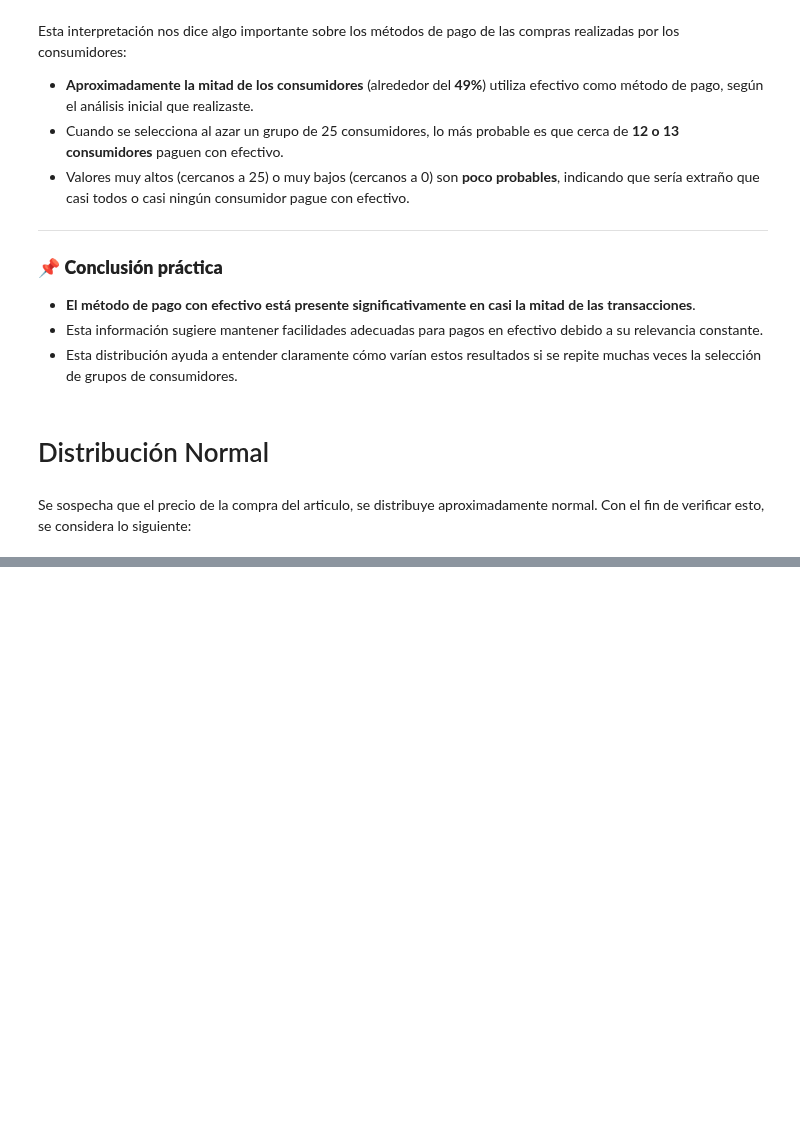
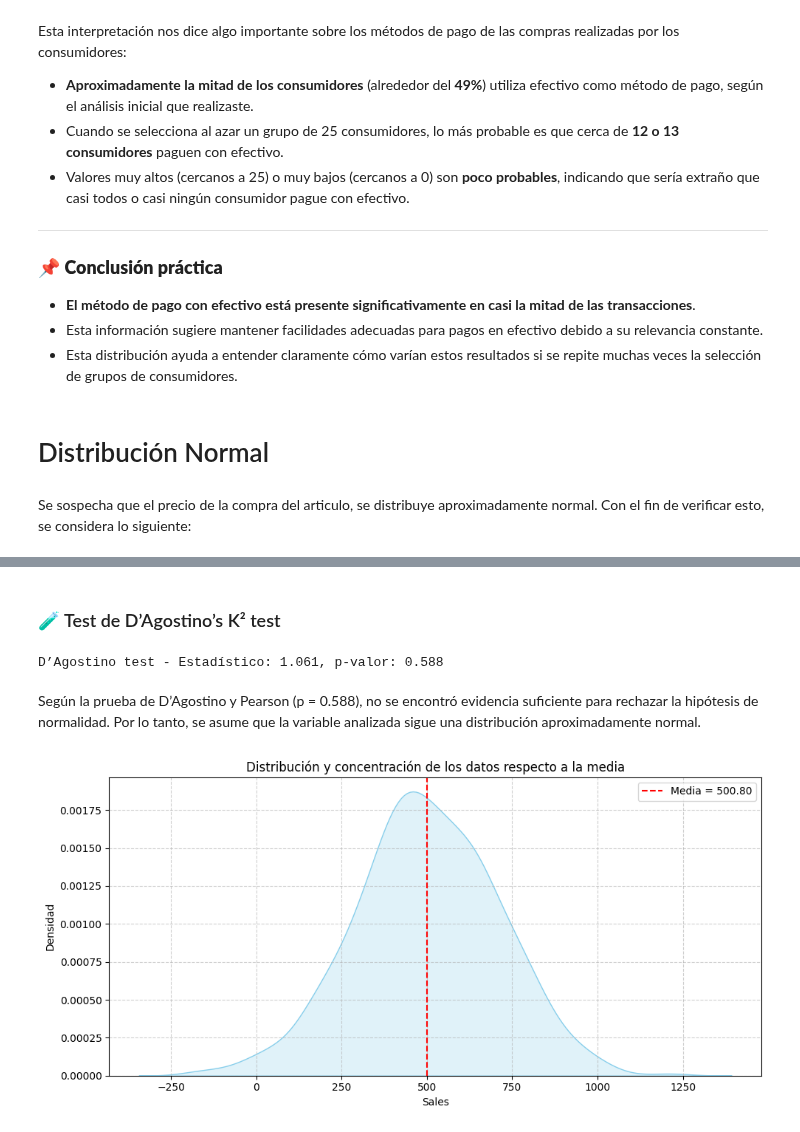
Before and after one commit to diadasiachilensis/data-science, a Jupyter notebook: ejercicios/6.ejercitacion-2/Evaluacion-formativa2.ipynb, the cells around one changed output, grey strips where cells are left out. Drawn from its saved outputs; the diff is of its cells as text; code cells hidden in the pictures; blank space fills up the shorter version.

```diff
--- a/ejercicios/6.ejercitacion-2/Evaluacion-formativa2.ipynb
+++ b/ejercicios/6.ejercitacion-2/Evaluacion-formativa2.ipynb
@@ -283,0 +395,22 @@ verificar esto, se considera lo siguiente:
+# %% [markdown]
+### 🧪 Test de D’Agostino’s K² test
+# %%
+stat, p = normaltest(data)
+print(f"D’Agostino test - Estadístico: {stat:.3f}, p-valor: {p:.3f}")
+# %% [output]
+D’Agostino test - Estadístico: 1.061, p-valor: 0.588
+# %% [markdown]
+Según la prueba de D’Agostino y Pearson (p = 0.588), no se encontró evidencia suficiente para rechazar la hipótesis de normalidad. Por lo tanto, se asume que la variable analizada sigue una distribución aproximadamente normal.
+# %%
+plt.figure(figsize=(10,5))
+sns.kdeplot(data, fill=True, color='skyblue') #Grafico KDE
+plt.axvline(media, color='red', linestyle='--', label=f'Media = {media:.2f}')
+plt.title('Distribución y concentración de los datos respecto a la media')
+plt.xlabel('Sales')
+plt.ylabel('Densidad')
+plt.legend()
+plt.grid(True, linestyle='--', alpha=0.6)
+plt.tight_layout()
+plt.show()
+# %% [output]
+[figure, added]
```
Also changed, not shown: parts of 31 cells of this notebook.
